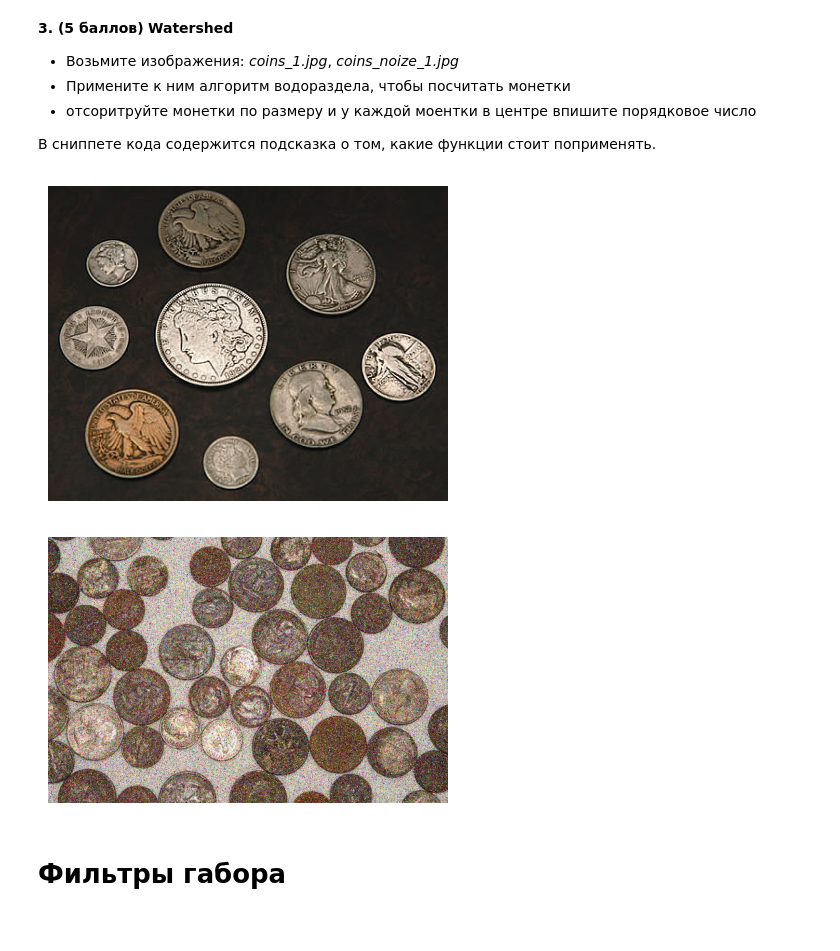
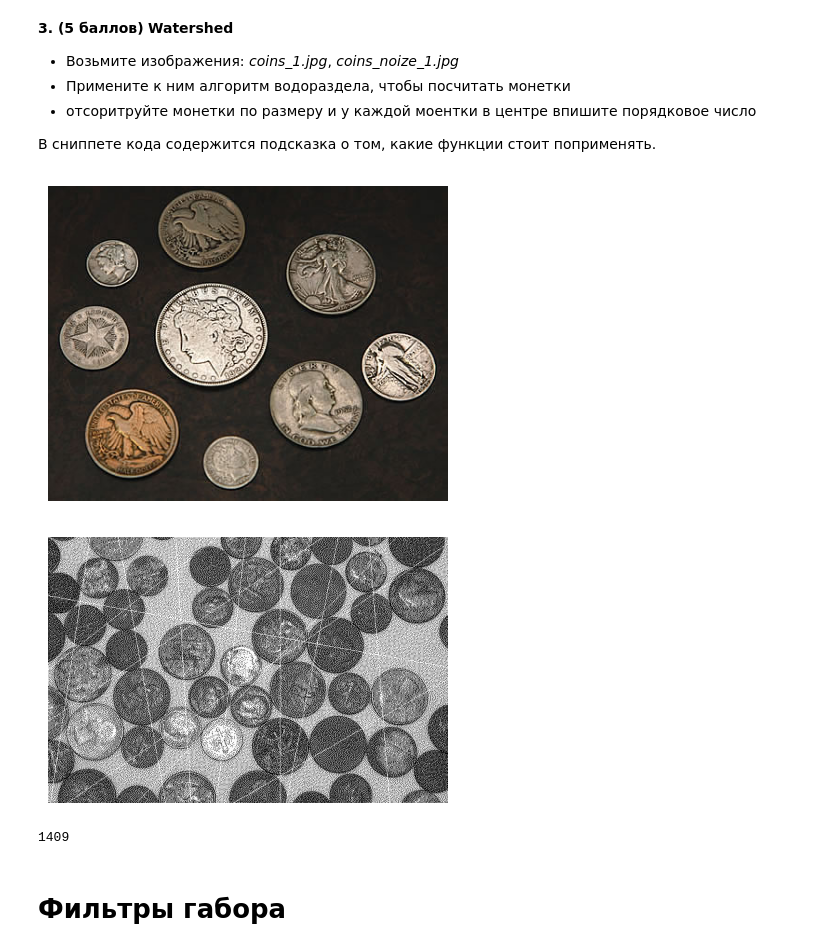
Before and after one commit to vsgolovin/hse-homework, a Jupyter notebook: cv-hw03/homework3.ipynb, the cells around one changed output. Cells and saved outputs as stored; diff of their text form; code cells hidden in the pictures.

```diff
--- a/cv-hw03/homework3.ipynb
+++ b/cv-hw03/homework3.ipynb
@@ -30,4 +28,5 @@ Mounted at /content/drive
 # %%
 from pathlib import Path
 # ИЗМЕНИТЕ ЭТОТ ПУТЬ НА ТОТ, КУДА ВЫ ПОЛОЖИЛИ МАТЕРИАЛЫ КУРСА
-sources_path = Path("/content/drive/MyDrive/CV course presentations/CSC2021/sources")
+sources_path = Path("./data")
+sources_path
@@ -90,18 +179,32 @@ show_gray(circles)
 В сниппете кода содержится подсказка о том, какие функции стоит поприменять.
 # %%
 from skimage.feature import peak_local_max
-from skimage.morphology import watershed
+from skimage.segmentation import watershed
 import scipy
 from scipy.ndimage import distance_transform_edt
 from scipy.ndimage import label
 from cv2 import pyrMeanShiftFiltering
 coins_1 = cv2.imread(str(sources_path / "coins_1.jpg"))
 show_bgr(coins_1, size=(4, 5))
-coins_2 = cv2.imread(str(sources_path / "coins_noize_1.jpg"))
+coins_2 = cv2.imread(str(sources_path / "coins_noize_2.jpg"))
 show_bgr(coins_2, size=(4, 5))
 # %% [output]
 [figure]
-[figure, old version]
+[figure, new version]
+# %%
+image = pyrMeanShiftFiltering(coins_1, 10, 10)
+image = cv2.cvtColor(image, cv2.COLOR_BGR2GRAY)
+_, image = cv2.threshold(image, 50, 1, cv2.THRESH_BINARY)
+
+distance = distance_transform_edt(image)
+coords = peak_local_max(distance, labels=image)
+mask = np.zeros(distance.shape, dtype=bool)
+mask[tuple(coords.T)] = True
+markers, _ = label(mask)
+labels = watershed(-distance, markers)
+labels.max()
+# %% [output]
+1409
 # %% [markdown]
 # Фильтры габора
 # %% [markdown]
```
Also changed, not shown: parts of 6 cells of this notebook.
